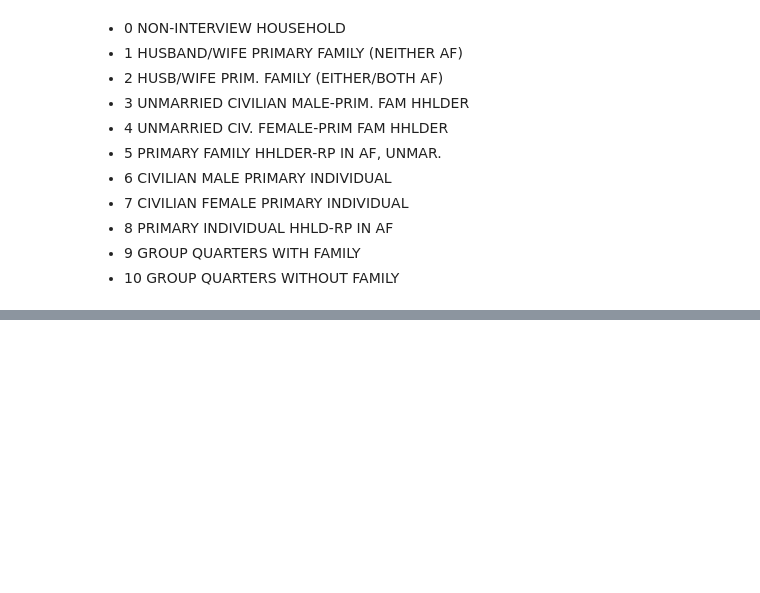
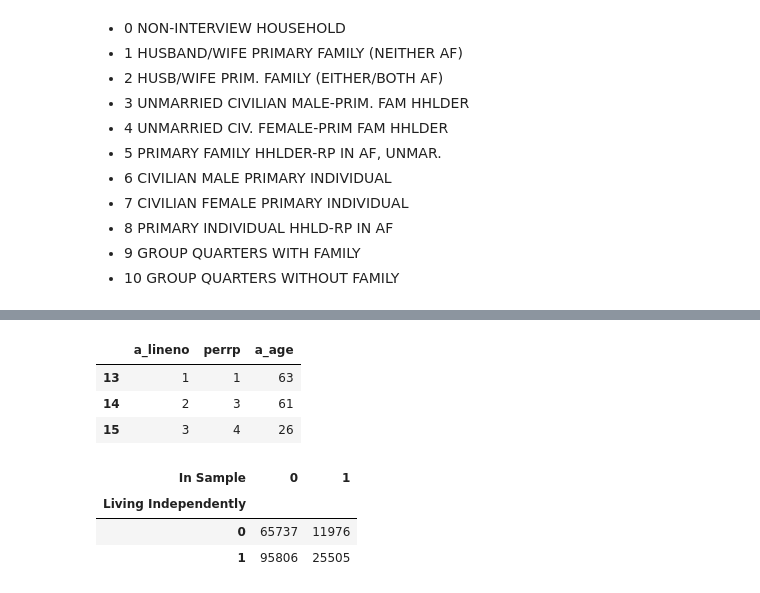
Before and after one commit to reeleis/snake_people, a Jupyter notebook: Importing Stata from CPS.ipynb, the cells around one changed output, grey strips where cells are left out. Saved outputs shown, nothing was run; the diff lists cells and outputs as text; code cells hidden in the pictures; blank space fills up the shorter version.

```diff
--- a/Importing Stata from CPS.ipynb
+++ b/Importing Stata from CPS.ipynb
@@ -74,7 +78,7 @@ df.age1.unique()
 array([10,  5,  0, 17, 14,  2, 16, 15, 13,  6, 12,  8,  9, 11,  7,  4,  1,
         3])
 # %%
-df2 = pd.read_stata('C:/Users/lee.reis/Desktop/CPS Data/2014/cpsmar2014.dta', convert_categoricals = False)
+df2 = pd.read_stata('CPS Data/2014/cpsmar2014.dta', convert_categoricals = False)
 # %%
 df2.head()
 # %% [output]
@@ -234,7 +235,7 @@ def independently(row):
 # %%
 def in_sample(row):
     #In sample if between 18 and 34 AND (not in college or not full time)
-    if row['a_age'] >= 18 and row['a_age'] < 35 and not (row['a_hscol'] == 2 and row['a_ftpt'] == 1):
+    if row['a_age'] >= 18 and row['a_age'] < 35 and not (row['a_age'] < 25 and (row['a_hscol'] == 2 and row['a_ftpt'] == 1)):
         return 1
     else:
         return 0
@@ -309,0 +353,7 @@ dtype: int64
+# %%
+df[df.h_seq == 10][['a_lineno', 'perrp', 'a_age']]
+# %% [output]
+|  | a_lineno | perrp | a_age |
+| 13 | 1 | 1 | 63 |
+| 14 | 2 | 3 | 61 |
+| 15 | 3 | 4 | 26 |
@@ -309,0 +368,7 @@ dtype: int64
+# %%
+pd.pivot_table(df, values='h_seq', index=['Living Independently'], columns=['In Sample'], aggfunc=np.count_nonzero)
+# %% [output]
+| In Sample | 0 | 1 |
+| Living Independently |  |  |
+| 0 | 65737 | 11976 |
+| 1 | 95806 | 25505 |
```
Also changed, not shown: parts of 19 cells of this notebook, 1 other file.
